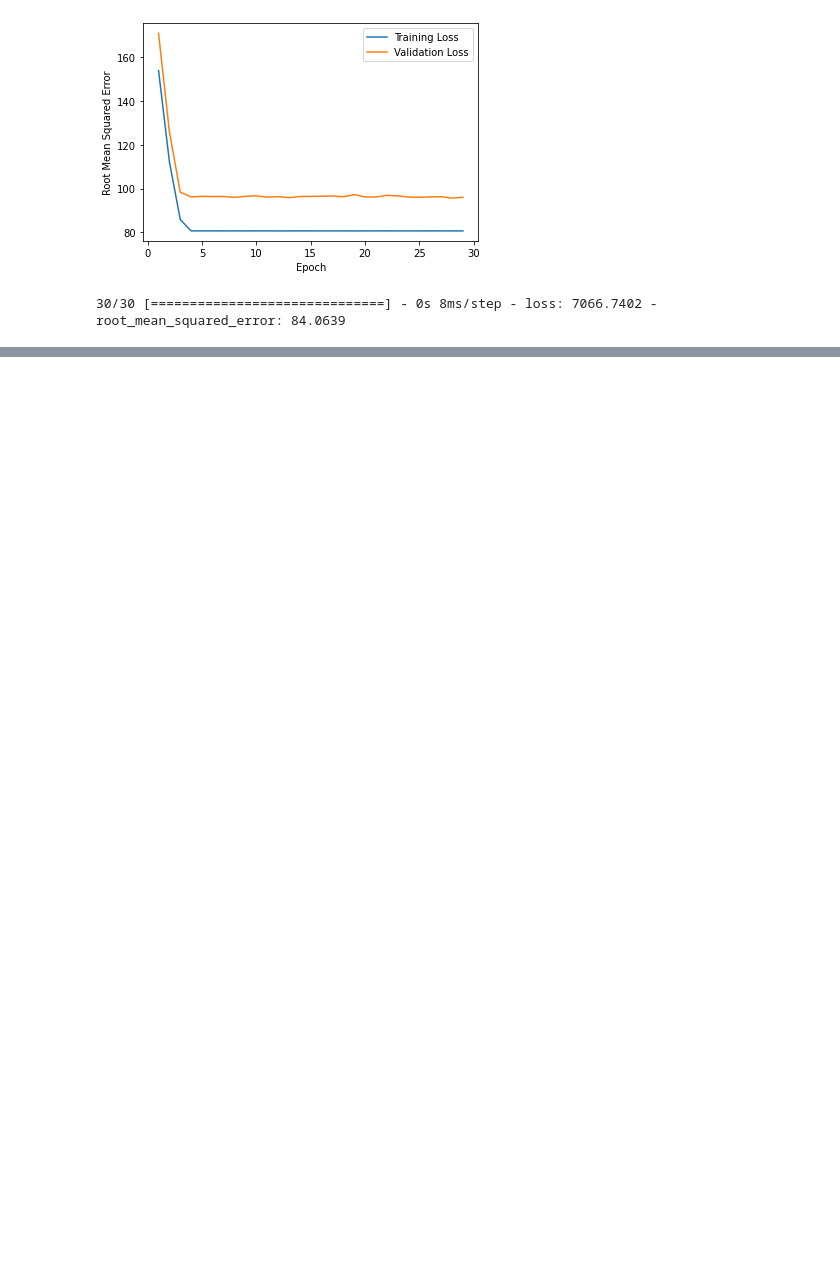
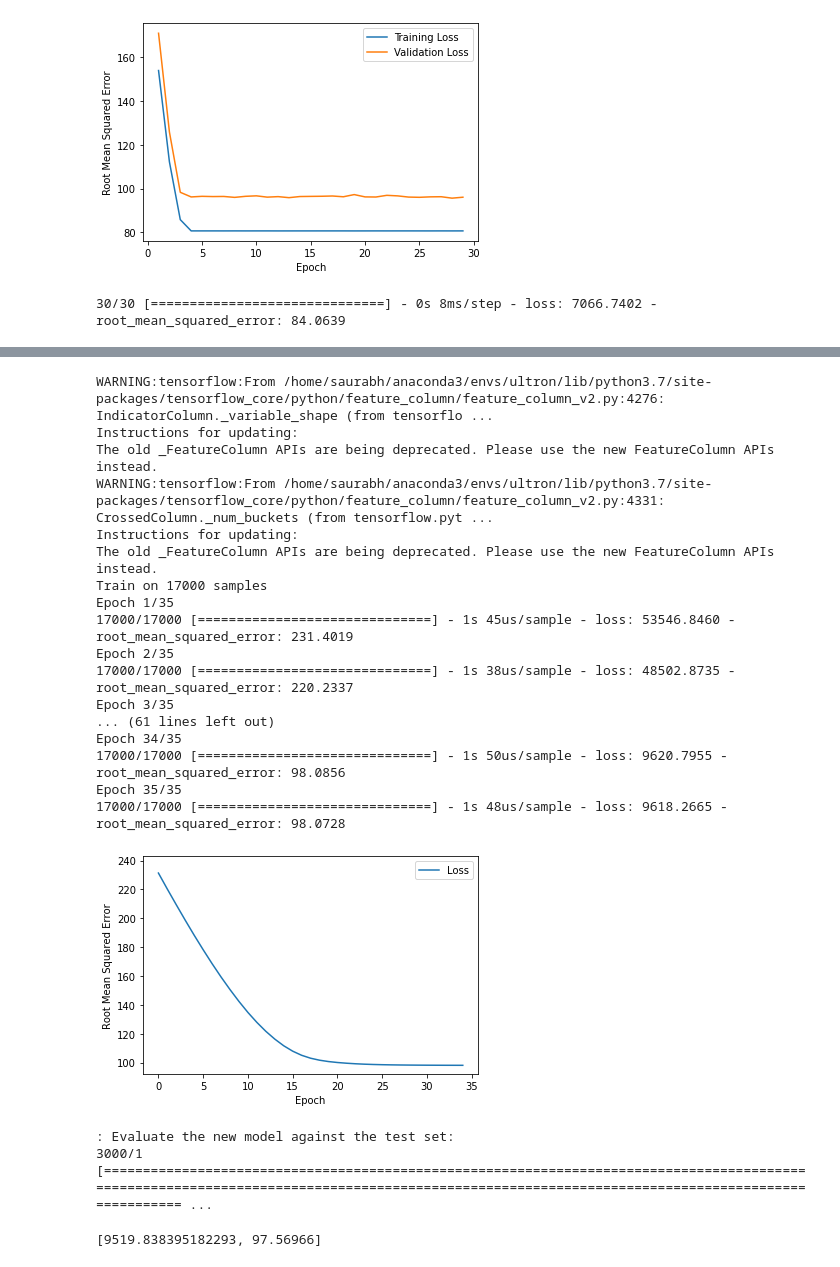
Before and after one commit to codekaust/My-Notes, a Jupyter notebook: Tensorflow/Tensorflow Crash Course/TF.ipynb, the cells around one changed output, grey strips where cells are left out. Saved outputs shown, nothing was run; the diff lists cells and outputs as text; code cells hidden in the pictures; blank space fills up the shorter version.

```diff
--- a/Tensorflow/Tensorflow Crash Course/TF.ipynb
+++ b/Tensorflow/Tensorflow Crash Course/TF.ipynb
@@ -743,0 +970,61 @@ Suppose that you had 1,000,000 different street names in your data set that you
+# %%
+resolution_in_degrees = 1.0
+
+# Create a new empty list that will eventually hold the generated feature column.
+feature_columns = []
+
+# Create a bucket feature column for latitude.
+latitude_as_a_numeric_column = tf.feature_column.numeric_column("latitude")
+latitude_boundaries = list(np.arange(int(min(train_df['latitude'])), int(max(train_df['latitude'])), resolution_in_degrees))
+latitude = tf.feature_column.bucketized_column(latitude_as_a_numeric_column, latitude_boundaries)
+
+# Create a bucket feature column for longitude.
+longitude_as_a_numeric_column = tf.feature_column.numeric_column("longitude")
+longitude_boundaries = list(np.arange(int(min(train_df['longitude'])), int(max(train_df['longitude'])), resolution_in_degrees))
+longitude = tf.feature_column.bucketized_column(longitude_as_a_numeric_column, longitude_boundaries)
+
+# Create a feature cross of latitude and longitude.
+latitude_x_longitude = tf.feature_column.crossed_column([latitude, longitude], hash_bucket_size=100)
+crossed_feature = tf.feature_column.indicator_column(latitude_x_longitude)
+feature_columns.append(crossed_feature)
+
+# Convert the list of feature columns into a layer that will later be fed into
+# the model.
+feature_cross_feature_layer = layers.DenseFeatures(feature_columns)
+# %%
+# The following variables are the hyperparameters.
+learning_rate = 0.04
+epochs = 35
+
+# Build the model, this time passing in the feature_cross_feature_layer:
+my_model = create_model(learning_rate, feature_cross_feature_layer)
+
+# Train the model on the training set.
+epochs, rmse = train_model(my_model, train_df, epochs, batch_size, label_name)
+
+plot_the_loss_curve(epochs, rmse)
+
+print("\n: Evaluate the new model against the test set:")
+my_model.evaluate(x=test_features, y=test_label, batch_size=batch_size)
+# %% [output]
+WARNING:tensorflow:From /home/saurabh/anaconda3/envs/ultron/lib/python3.7/site-packages/tensorflow_core/python/feature_column/feature_column_v2.py:4276: IndicatorColumn._variable_shape (from tensorflo ...
+Instructions for updating:
+The old _FeatureColumn APIs are being deprecated. Please use the new FeatureColumn APIs instead.
+WARNING:tensorflow:From /home/saurabh/anaconda3/envs/ultron/lib/python3.7/site-packages/tensorflow_core/python/feature_column/feature_column_v2.py:4331: CrossedColumn._num_buckets (from tensorflow.pyt ...
+Instructions for updating:
+The old _FeatureColumn APIs are being deprecated. Please use the new FeatureColumn APIs instead.
+Train on 17000 samples
+Epoch 1/35
+17000/17000 [==============================] - 1s 45us/sample - loss: 53546.8460 - root_mean_squared_error: 231.4019
+Epoch 2/35
+17000/17000 [==============================] - 1s 38us/sample - loss: 48502.8735 - root_mean_squared_error: 220.2337
+Epoch 3/35
+... (61 lines left out)
+Epoch 34/35
+17000/17000 [==============================] - 1s 50us/sample - loss: 9620.7955 - root_mean_squared_error: 98.0856
+Epoch 35/35
+17000/17000 [==============================] - 1s 48us/sample - loss: 9618.2665 - root_mean_squared_error: 98.0728
+[figure, added]
+: Evaluate the new model against the test set:
+3000/1 [================================================================================================================================================================================================ ...
+[9519.838395182293, 97.56966]
```
Also changed, not shown: parts of 10 cells of this notebook.
